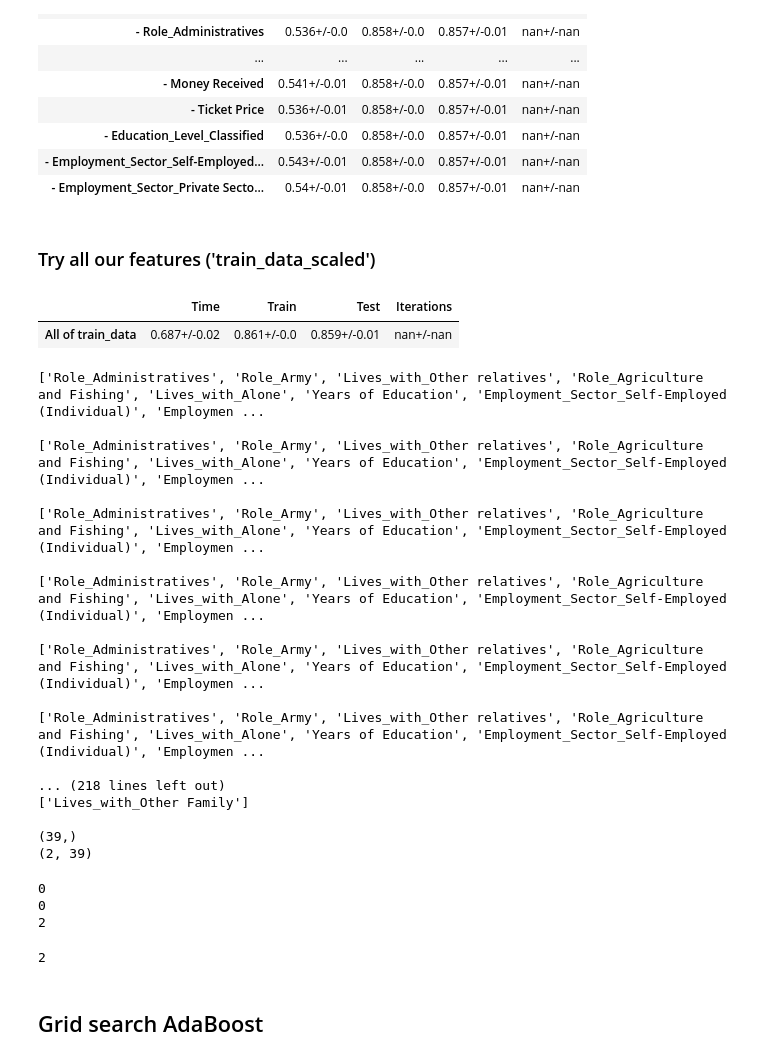
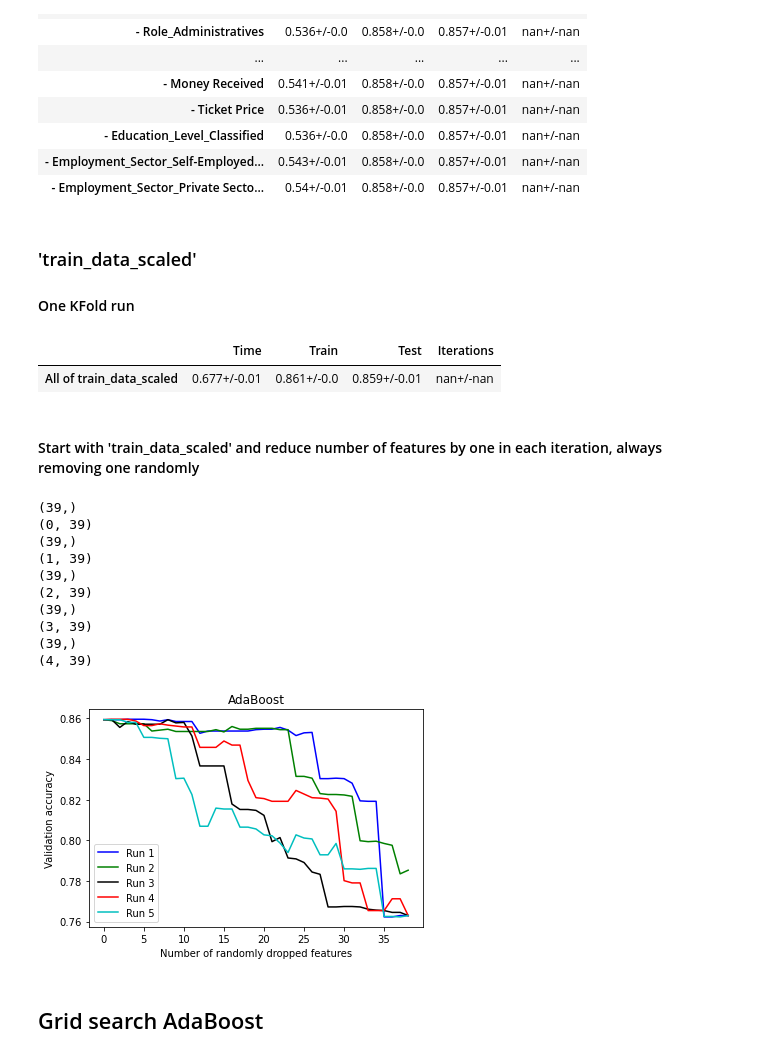
Before and after one commit to ph1001/Group-Project-Machine-Learning-Group-50, a Jupyter notebook: Notebooks/20201223_HV_PM.ipynb, the cells around one changed output. Drawn from its saved outputs; the diff is of its cells as text; code cells hidden in the pictures.

```diff
--- a/Notebooks/20201223_HV_PM.ipynb
+++ b/Notebooks/20201223_HV_PM.ipynb
@@ -1805,17 +1736,20 @@ Features used in this iteration:
 | - Education_Level_Classified | 0.536+/-0.0 | 0.858+/-0.0 | 0.857+/-0.01 | nan+/-nan |
 | - Employment_Sector_Self-Employed... | 0.543+/-0.01 | 0.858+/-0.0 | 0.857+/-0.01 | nan+/-nan |
 | - Employment_Sector_Private Secto... | 0.54+/-0.01 | 0.858+/-0.0 | 0.857+/-0.01 | nan+/-nan |
-# %% [markdown]
-### Try all our features ('train_data_scaled')
+# %% [markdown]
+### 'train_data_scaled'
+#### One KFold run
 # %%
-X = train_data_scaled
+X = train_data_scaled.copy()
 df = pd.DataFrame(columns = ['Time','Train','Test', 'Iterations'], index = ['All of train_data_scaled'])
 model = AdaBoostClassifier()
 results_ABC_all = show_results_intern(df, (model,False))
 results_ABC_all
 # %% [output]
 |  | Time | Train | Test | Iterations |
-| All of train_data | 0.687+/-0.02 | 0.861+/-0.0 | 0.859+/-0.01 | nan+/-nan |
+| All of train_data_scaled | 0.677+/-0.01 | 0.861+/-0.0 | 0.859+/-0.01 | nan+/-nan |
+# %% [markdown]
+#### Start with 'train_data_scaled' and reduce number of features by one in each iteration, always removing one randomly
 # %%
 X = train_data_scaled.copy()
 y = train_target.copy()
@@ -1823,7 +1757,7 @@ y = train_target.copy()
 acc_train_array = np.empty((0,39), dtype=float)
 acc_val_array = np.empty((0,39), dtype=float)
 
-for j in range(3):
+for j in range(5):
 
     X = train_data_scaled.copy()
 
@@ -1834,8 +1768,8 @@ for j in range(3):
         if i != 0:
             remove_ = random.choice(list(X))
             one_less_feat = listRemove(list(X), remove_)
-            print(one_less_feat)
-            print('')
+            # print(one_less_feat)
+            # print('')
             X = X[one_less_feat]
 
         model = AdaBoostClassifier()
@@ -1851,39 +1785,37 @@ for j in range(3):
 
     acc_train_arr = np.transpose(np.array(acc_train))
     acc_val_arr = np.transpose(np.array(acc_val))
-    print(acc_train_arr.shape)
-    print(acc_train_array.shape)
     acc_train_array = np.append(acc_train_array, [acc_train_arr], axis=0)
     acc_val_array = np.append(acc_val_array, [acc_val_arr], axis=0)
 # %% [output]
-['Role_Administratives', 'Role_Army', 'Lives_with_Other relatives', 'Role_Agriculture and Fishing', 'Lives_with_Alone', 'Years of Education', 'Employment_Sector_Self-Employed (Individual)', 'Employmen ...
-
-['Role_Administratives', 'Role_Army', 'Lives_with_Other relatives', 'Role_Agriculture and Fishing', 'Lives_with_Alone', 'Years of Education', 'Employment_Sector_Self-Employed (Individual)', 'Employmen ...
-
-['Role_Administratives', 'Role_Army', 'Lives_with_Other relatives', 'Role_Agriculture and Fishing', 'Lives_with_Alone', 'Years of Education', 'Employment_Sector_Self-Employed (Individual)', 'Employmen ...
-
-['Role_Administratives', 'Role_Army', 'Lives_with_Other relatives', 'Role_Agriculture and Fishing', 'Lives_with_Alone', 'Years of Education', 'Employment_Sector_Self-Employed (Individual)', 'Employmen ...
-
-['Role_Administratives', 'Role_Army', 'Lives_with_Other relatives', 'Role_Agriculture and Fishing', 'Lives_with_Alone', 'Years of Education', 'Employment_Sector_Self-Employed (Individual)', 'Employmen ...
-
-['Role_Administratives', 'Role_Army', 'Lives_with_Other relatives', 'Role_Agriculture and Fishing', 'Lives_with_Alone', 'Years of Education', 'Employment_Sector_Self-Employed (Individual)', 'Employmen ...
-
-... (218 lines left out)
-['Lives_with_Other Family']
-
+(39,)
+(0, 39)
+(39,)
+(1, 39)
 (39,)
 (2, 39)
+(39,)
+(3, 39)
+(39,)
+(4, 39)
-# %%
-for i in range(acc_val_array.shape[0]):
-    print(np.argmax(acc_val_array[i]))
-# %% [output]
-0
-0
-2
-# %%
-np.argmax(np.max(acc_val_array, axis=1))
-# %% [output]
-2
+# %%
+fig=plt.figure()
+fig.show()
+ax=fig.add_subplot(111)
+
+ax.plot(acc_val_array[0],c='b',label='Run 1')
+ax.plot(acc_val_array[1],c='g',label='Run 2')
+ax.plot(acc_val_array[2],c='k',label='Run 3')
+ax.plot(acc_val_array[3],c='r',label='Run 4')
+ax.plot(acc_val_array[4],c='c',label='Run 5')
+
+plt.legend(loc=3)
+plt.title('AdaBoost')
+plt.xlabel('Number of randomly dropped features')
+plt.ylabel('Validation accuracy')
+plt.draw()
+# %% [output]
+[figure, added]
 # %% [markdown]
 ## Grid search AdaBoost
 # %%
```
Also changed, not shown: parts of 31 cells of this notebook, 9 other files.
